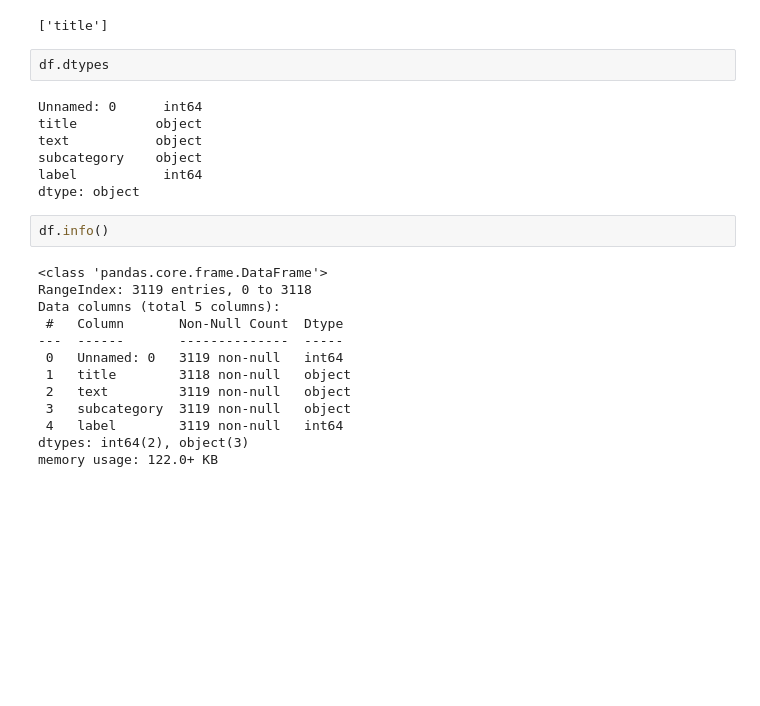
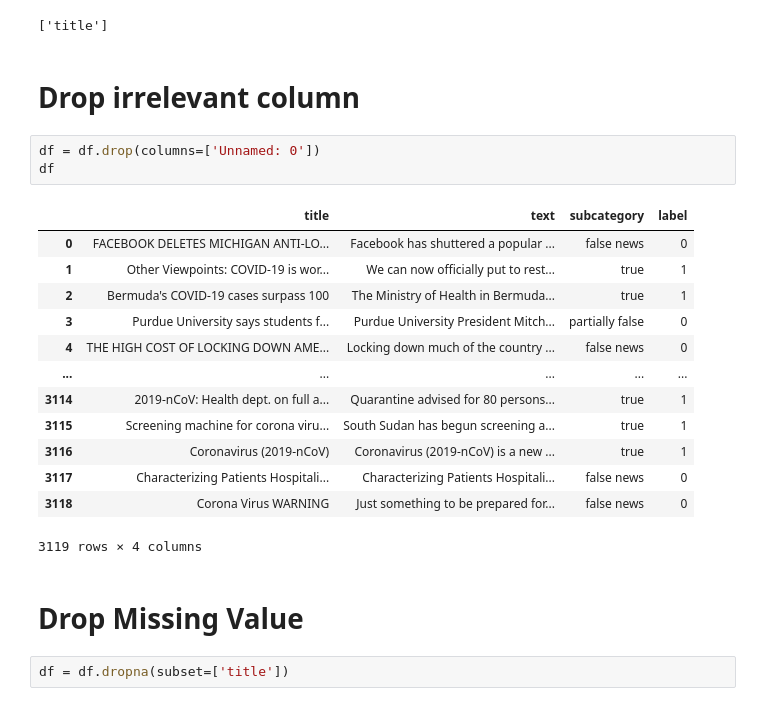
Before and after one commit to Natashaa7/COVID-19-Fake-News-Detection, a Jupyter notebook: Fake-News-Classification.ipynb, the cells around one changed output. Cells and saved outputs as stored; diff of their text form; blank space fills up the shorter version.

Commit message:
data preprocessing

```diff
--- a/Fake-News-Classification.ipynb
+++ b/Fake-News-Classification.ipynb
@@ -33,27 +64,26 @@ col = df.columns[df.isnull().any()].tolist()
 col
 # %% [output]
 ['title']
-# %%
-df.dtypes
-# %% [output]
-Unnamed: 0      int64
-title          object
-text           object
-subcategory    object
-label           int64
-dtype: object
-# %%
-df.info()
-# %% [output]
-<class 'pandas.core.frame.DataFrame'>
-RangeIndex: 3119 entries, 0 to 3118
-Data columns (total 5 columns):
- #   Column       Non-Null Count  Dtype
----  ------       --------------  -----
- 0   Unnamed: 0   3119 non-null   int64
- 1   title        3118 non-null   object
- 2   text         3119 non-null   object
- 3   subcategory  3119 non-null   object
- 4   label        3119 non-null   int64
-dtypes: int64(2), object(3)
-memory usage: 122.0+ KB
+# %% [markdown]
+# Drop irrelevant column
+# %%
+df = df.drop(columns=['Unnamed: 0'])
+df
+# %% [output]
+|  | title | text | subcategory | label |
+| 0 | FACEBOOK DELETES MICHIGAN ANTI-LO... | Facebook has shuttered a popular ... | false news | 0 |
+| 1 | Other Viewpoints: COVID-19 is wor... | We can now officially put to rest... | true | 1 |
+| 2 | Bermuda's COVID-19 cases surpass 100 | The Ministry of Health in Bermuda... | true | 1 |
+| 3 | Purdue University says students f... | Purdue University President Mitch... | partially false | 0 |
+| 4 | THE HIGH COST OF LOCKING DOWN AME... | Locking down much of the country ... | false news | 0 |
+| ... | ... | ... | ... | ... |
+| 3114 | 2019-nCoV: Health dept. on full a... | Quarantine advised for 80 persons... | true | 1 |
+| 3115 | Screening machine for corona viru... | South Sudan has begun screening a... | true | 1 |
+| 3116 | Coronavirus (2019-nCoV) | Coronavirus (2019-nCoV) is a new ... | true | 1 |
+| 3117 | Characterizing Patients Hospitali... | Characterizing Patients Hospitali... | false news | 0 |
+| 3118 | Corona Virus WARNING | Just something to be prepared for... | false news | 0 |
+3119 rows × 4 columns
+# %% [markdown]
+# Drop Missing Value
+# %%
+df = df.dropna(subset=['title'])
```
Also changed, not shown: parts of 32 cells of this notebook.
